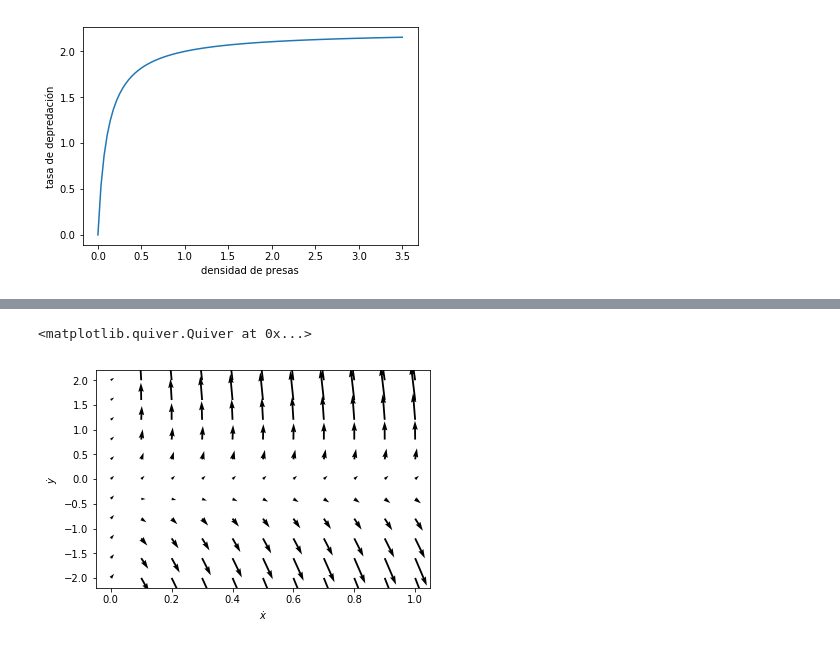
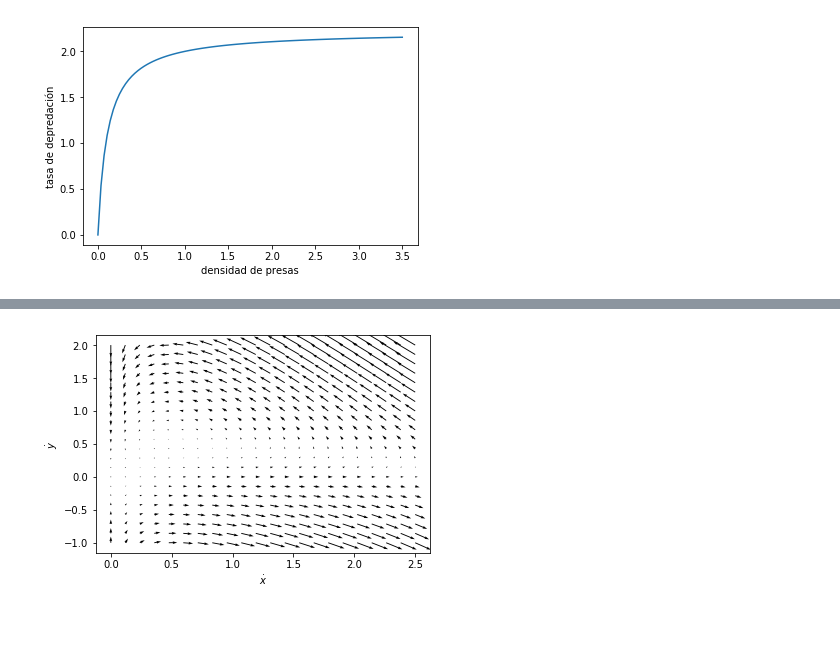
Before and after one commit to rgarcia-herrera/sistemas-dinamicos, a Jupyter notebook: Rosenzweig-MacArthur.ipynb, the cells around one changed output, grey strips where cells are left out. Drawn from its saved outputs; the diff is of its cells as text; code cells hidden in the pictures.

```diff
--- a/Rosenzweig-MacArthur.ipynb
+++ b/Rosenzweig-MacArthur.ipynb
@@ -121,8 +106,0 @@ phi_garcia
-# %%
-saturacion = 4
-phi_garcia = lambdify((x, c), phi_garcia)
-presas = np.linspace(0, 3.5, 100)
-depredaciones = [phi_garcia(n, saturacion) for n in presas]
-plt.xlabel("densidad de presas")
-plt.ylabel("tasa de depredación")
-fig = plt.plot(presas, depredaciones)
@@ -149,3 +106,0 @@ c = 3  # saturación
-# %%
-f = r*x*(1-x/K) - y * x**(1/c)+(1-1/c)
-f
@@ -154,3 +106,0 @@ f
-# %%
-g = -e*y + (k * y) * x**(1/c)+(1-1/c)
-g
@@ -189,17 +117,28 @@ J.det(), J.trace()
+# %%
+def presas(m, k):
+    def f(x, y):
+        return x*(1-x/k)-((m*x*y)/(1+x))
+    return f
+
+def depredadores(e, m):
+    def g(x, y):
+        return (-e*y)+((m*x*y)/(1+x))
+    return g
 # %%
-i, j = np.meshgrid(np.linspace(0, 1, 11),
-                   np.linspace(-2, 2, 11))
+m = 3
+k = 3
+e = 1
+f = presas(m, k)
+g = depredadores(e, m)
 
-F = lambdify((x,y), f)
-G = lambdify((x,y), g)
+x, y = np.meshgrid(np.linspace(0, 2.5, 22),
+                   np.linspace(-1, 2, 22))
 
-u = F(i, j)
-v = G(i, j)
-
+u = f(x, y)
+v = g(x, y)
+plt.quiver(x, y, u, v)
 plt.xlabel("$\dot{x}$")
 plt.ylabel("$\dot{y}$")
-
-plt.quiver(i, j, u, v)
+plt.show()
 # %% [output]
-<matplotlib.quiver.Quiver at 0x...>
-[figure, old version]
+[figure, new version]
```
Also changed, not shown: parts of 18 cells of this notebook.
